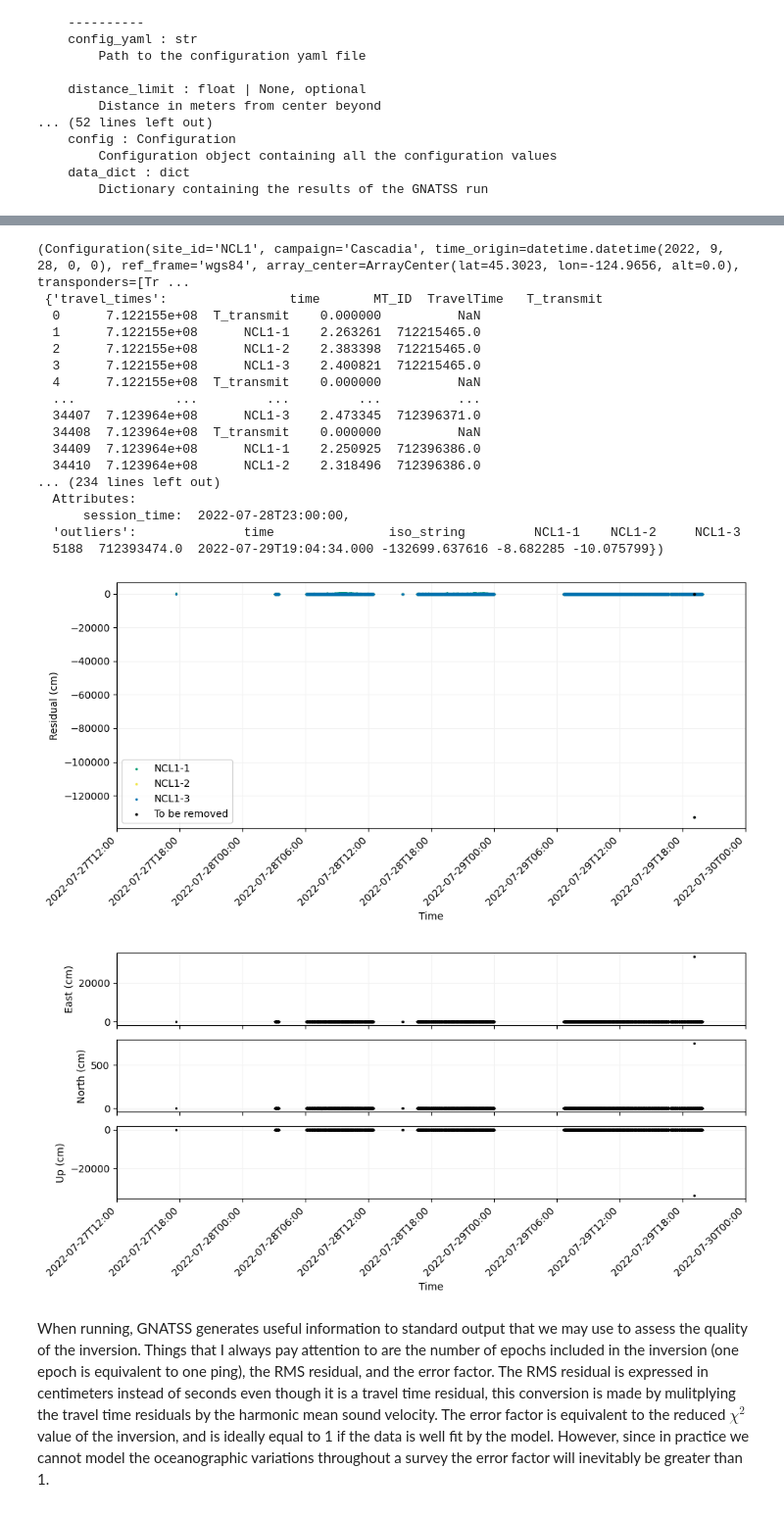
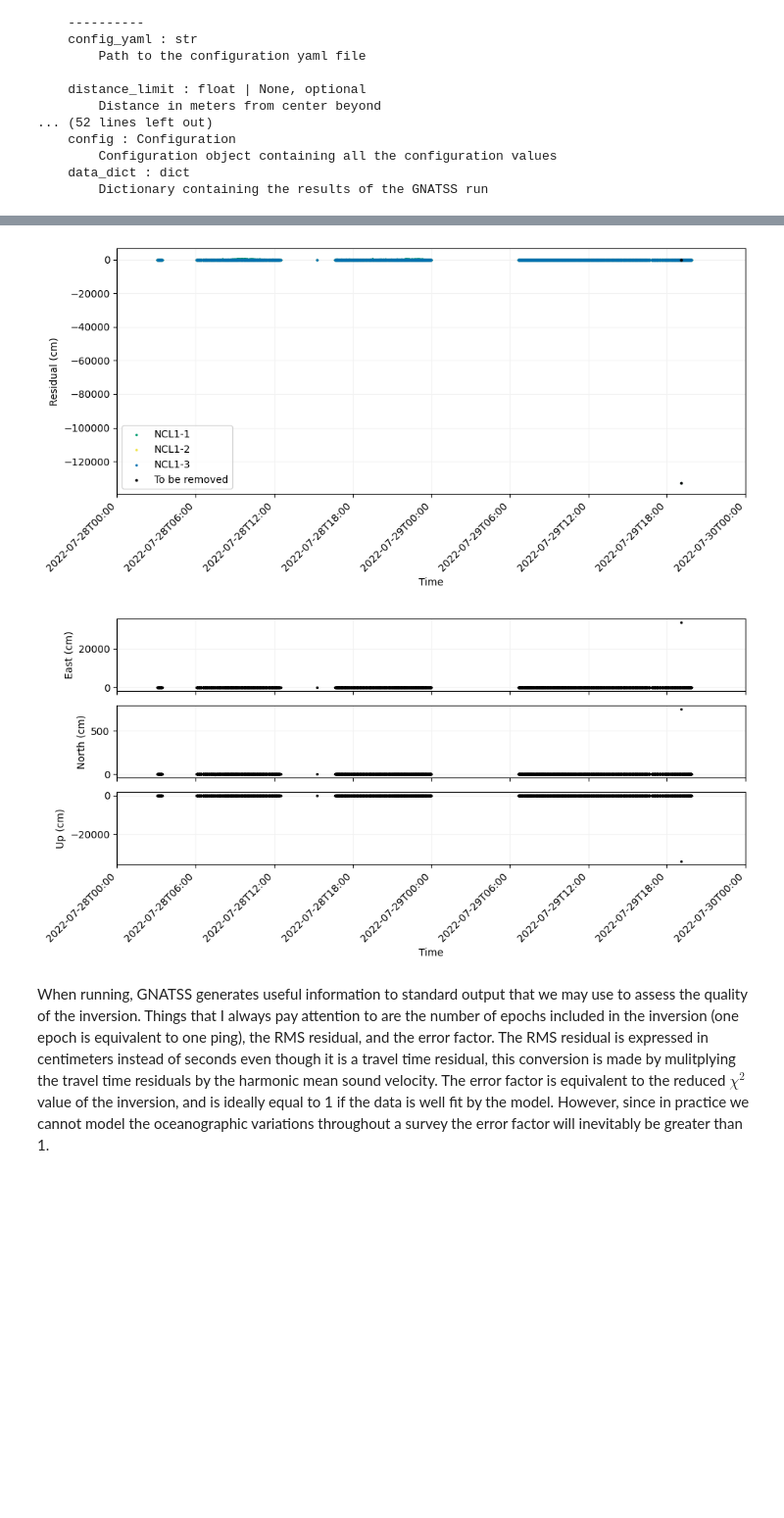
Before and after one commit to johnbdesanto/gnatss-workshop, a Jupyter notebook: docs/exercise-1.ipynb, the cells around one changed output, grey strips where cells are left out. Shown at 98% size. Saved outputs shown, nothing was run; the diff lists cells and outputs as text; code cells hidden in the pictures; blank space fills up the shorter version.

Commit message:
chore: updated exercise 1 & 2

```diff
--- a/docs/exercise-1.ipynb
+++ b/docs/exercise-1.ipynb
@@ -179,10 +179,10 @@ In python:
 # %%
 # Set input variables
 
-config_yaml = "./config.yaml"
+config_yaml = "../data/exercise-1/config.yaml"
 distance_limit = 150
 # %%
-run_gnatss(
+output = run_gnatss(
     config_yaml,
     distance_limit=distance_limit
 )
@@ -206,23 +206,6 @@ Successfully exported data to ./output/residuals_enu_components.png
 Finished GNATSS.
-(Configuration(site_id='NCL1', campaign='Cascadia', time_origin=datetime.datetime(2022, 9, 28, 0, 0), ref_frame='wgs84', array_center=ArrayCenter(lat=45.3023, lon=-124.9656, alt=0.0), transponders=[Tr ...
- {'travel_times':                time       MT_ID  TravelTime   T_transmit
-  0      7.122155e+08  T_transmit    0.000000          NaN
-  1      7.122155e+08      NCL1-1    2.263261  712215465.0
-  2      7.122155e+08      NCL1-2    2.383398  712215465.0
-  3      7.122155e+08      NCL1-3    2.400821  712215465.0
-  4      7.122155e+08  T_transmit    0.000000          NaN
-  ...             ...         ...         ...          ...
-  34407  7.123964e+08      NCL1-3    2.473345  712396371.0
-  34408  7.123964e+08  T_transmit    0.000000          NaN
-  34409  7.123964e+08      NCL1-1    2.250925  712396386.0
-  34410  7.123964e+08      NCL1-2    2.318496  712396386.0
-... (234 lines left out)
-  Attributes:
-      session_time:  2022-07-28T23:00:00,
-  'outliers':              time               iso_string         NCL1-1    NCL1-2     NCL1-3
-  5188  712393474.0  2022-07-29T19:04:34.000 -132699.637616 -8.682285 -10.075799})
-[figure, old version]
+[figure, new version]
-[figure, old version]
+[figure, new version]
 # %% [markdown]
 When running, GNATSS generates useful information to standard output that we may use to assess the quality of the inversion. Things that I always pay attention to are the number of epochs included in the inversion (one epoch is equivalent to one ping), the RMS residual, and the error factor. The RMS residual is expressed in centimeters instead of seconds even though it is a travel time residual, this conversion is made by mulitplying the travel time residuals by the harmonic mean sound velocity. The error factor is equivalent to the reduced $\chi^2$ value of the inversion, and is ideally equal to 1 if the data is well fit by the model. However, since in practice we cannot model the oceanographic variations throughout a survey the error factor will inevitably be greater than 1.
 
```
Also changed, not shown: parts of 6 cells of this notebook, 1 other file.
